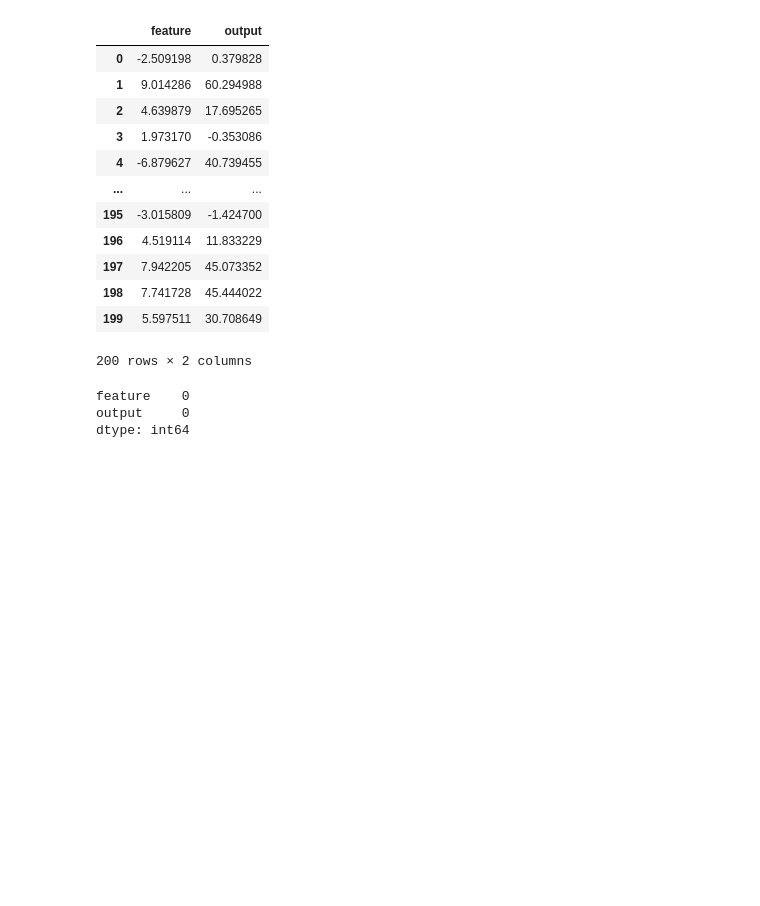
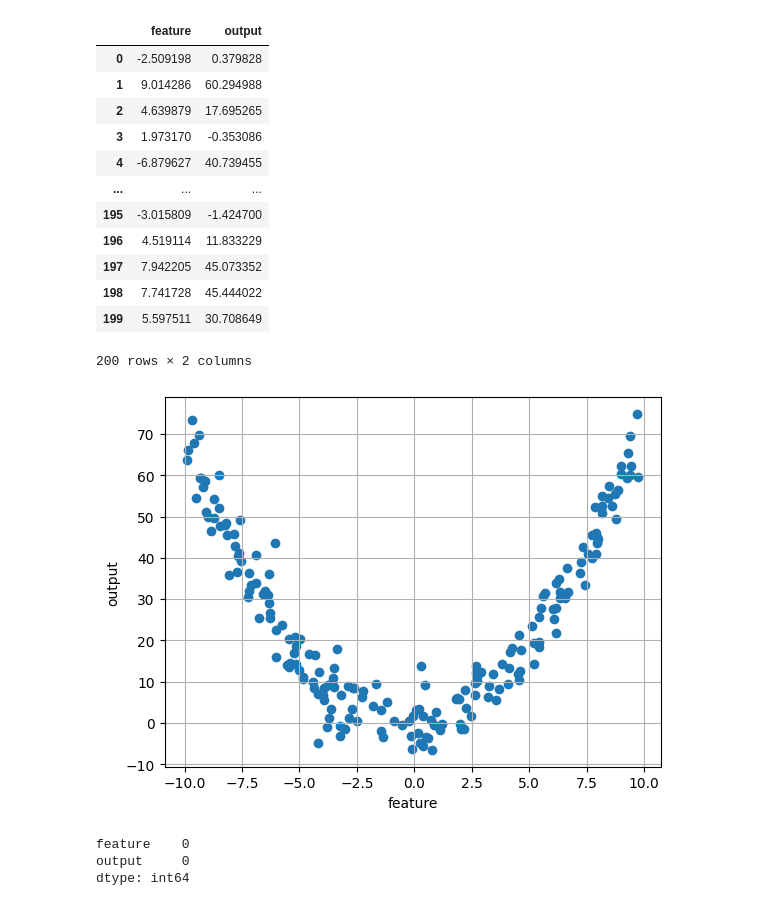
Before and after one commit to am-pythoncoder700/Machine-Learning-Algorithms, a Jupyter notebook: Poly_Linear_Reg.ipynb, the cells around one changed output. Cells and saved outputs as stored; diff of their text form; code cells hidden in the pictures; blank space fills up the shorter version.

```diff
--- a/Poly_Linear_Reg.ipynb
+++ b/Poly_Linear_Reg.ipynb
@@ -32,3 +28,13 @@ px.scatter(df, 'feature', 'output')
+# %%
+# visualizing the data
+import matplotlib.pyplot as plt
+plt.scatter(df['feature'], df['output'])
+plt.xlabel('feature')
+plt.ylabel('output')
+plt.grid()
+plt.show()
+# %% [output]
+[figure, added]
 # %%
 # checking for null values
 df.isnull().sum()
```
Also changed, not shown: parts of 22 cells of this notebook.
